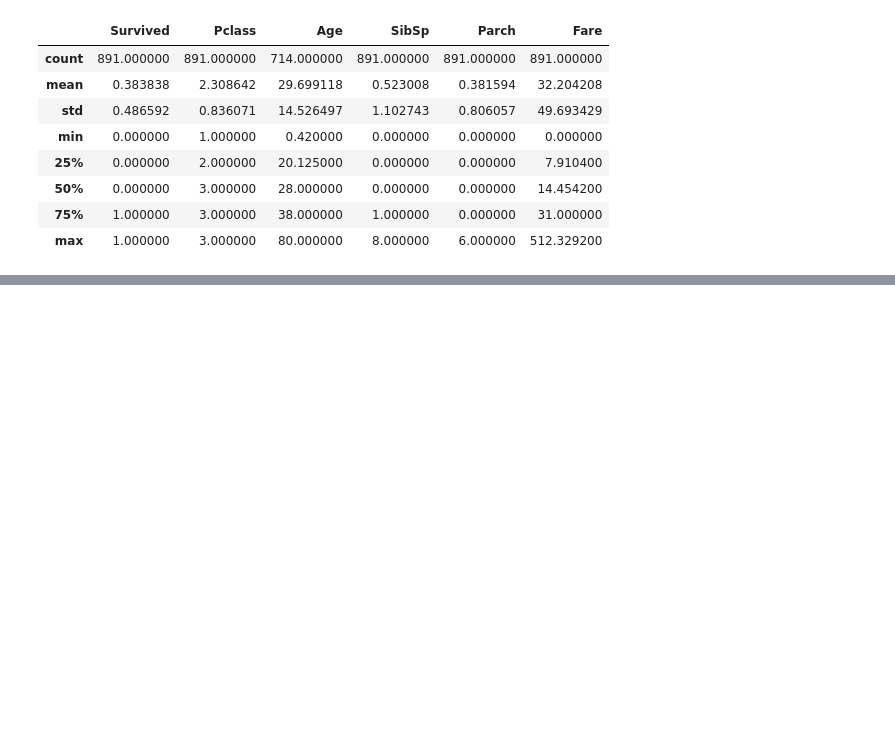
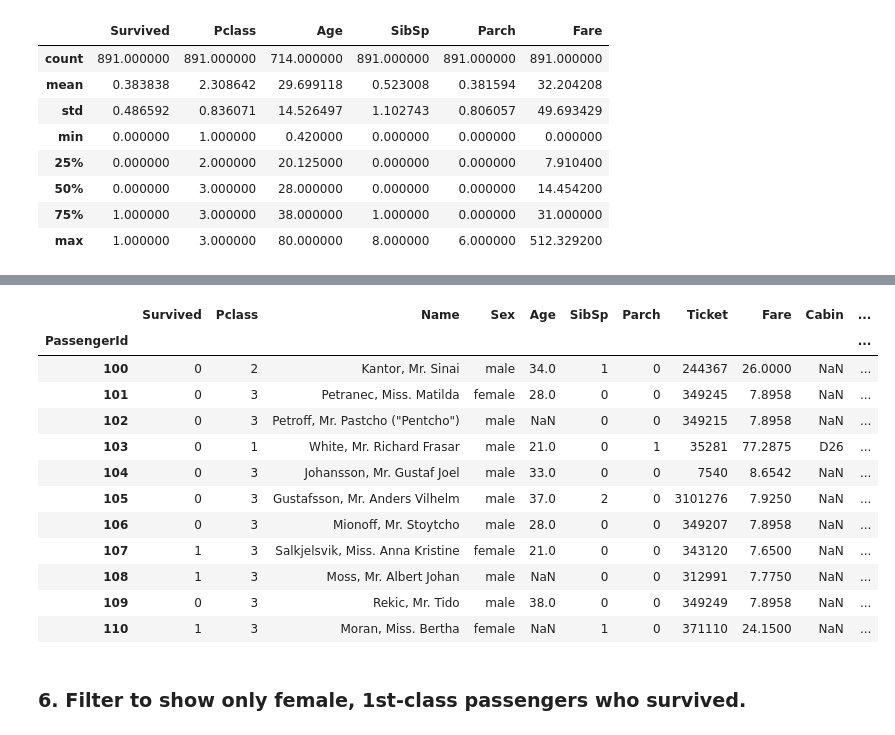
Before and after one commit to MrLeo0087/Python-Libraries, a Jupyter notebook: Pandas/pandas_practice.ipynb, the cells around one changed output, grey strips where cells are left out. Saved outputs shown, nothing was run; the diff lists cells and outputs as text; code cells hidden in the pictures; blank space fills up the shorter version.

```diff
--- a/Pandas/pandas_practice.ipynb
+++ b/Pandas/pandas_practice.ipynb
@@ -100,0 +139,18 @@ titanic_dataset.describe()
+# %%
+titanic_dataset.iloc[99:110]
+# %% [output]
+|  | Survived | Pclass | Name | Sex | Age | SibSp | Parch | Ticket | Fare | Cabin | ... |
+| PassengerId |  |  |  |  |  |  |  |  |  |  | ... |
+| 100 | 0 | 2 | Kantor, Mr. Sinai | male | 34.0 | 1 | 0 | 244367 | 26.0000 | NaN | ... |
+| 101 | 0 | 3 | Petranec, Miss. Matilda | female | 28.0 | 0 | 0 | 349245 | 7.8958 | NaN | ... |
+| 102 | 0 | 3 | Petroff, Mr. Pastcho ("Pentcho") | male | NaN | 0 | 0 | 349215 | 7.8958 | NaN | ... |
+| 103 | 0 | 1 | White, Mr. Richard Frasar | male | 21.0 | 0 | 1 | 35281 | 77.2875 | D26 | ... |
+| 104 | 0 | 3 | Johansson, Mr. Gustaf Joel | male | 33.0 | 0 | 0 | 7540 | 8.6542 | NaN | ... |
+| 105 | 0 | 3 | Gustafsson, Mr. Anders Vilhelm | male | 37.0 | 2 | 0 | 3101276 | 7.9250 | NaN | ... |
+| 106 | 0 | 3 | Mionoff, Mr. Stoytcho | male | 28.0 | 0 | 0 | 349207 | 7.8958 | NaN | ... |
+| 107 | 1 | 3 | Salkjelsvik, Miss. Anna Kristine | female | 21.0 | 0 | 0 | 343120 | 7.6500 | NaN | ... |
+| 108 | 1 | 3 | Moss, Mr. Albert Johan | male | NaN | 0 | 0 | 312991 | 7.7750 | NaN | ... |
+| 109 | 0 | 3 | Rekic, Mr. Tido | male | 38.0 | 0 | 0 | 349249 | 7.8958 | NaN | ... |
+| 110 | 1 | 3 | Moran, Miss. Bertha | female | NaN | 1 | 0 | 371110 | 24.1500 | NaN | ... |
+# %% [markdown]
+### 6. Filter to show only female, 1st-class passengers who survived.
```
Also changed, not shown: parts of 11 cells of this notebook.
